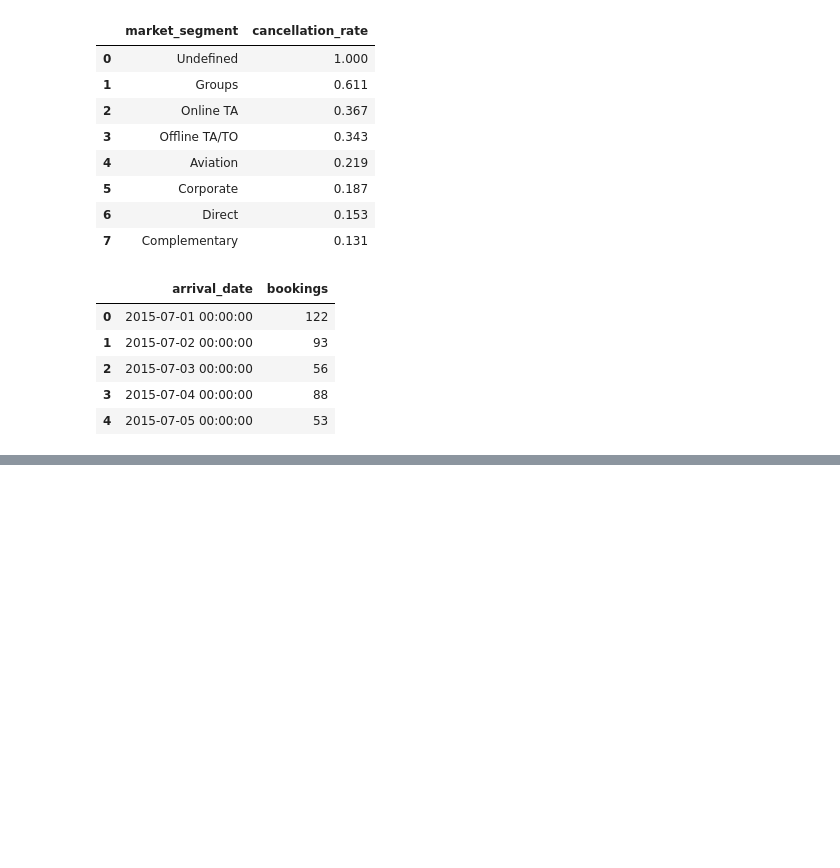
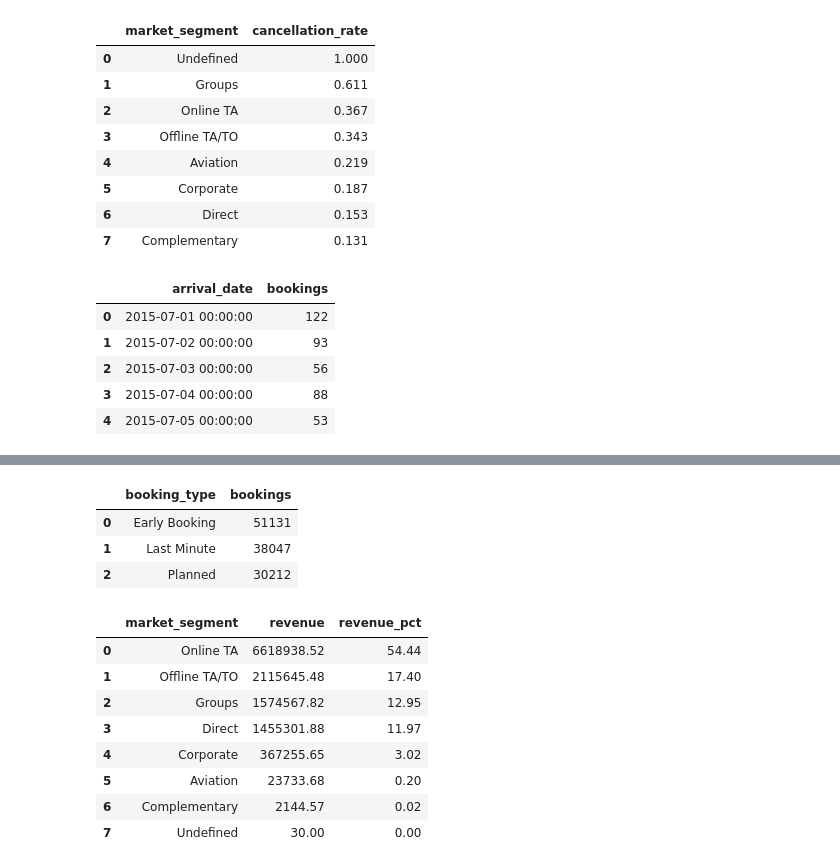
Before and after one commit to jos3ruizab/guacamaia-tourism-demand-dashboard, a Jupyter notebook: notebooks/eda.ipynb, the cells around one changed output, grey strips where cells are left out. Cells and saved outputs as stored; diff of their text form; code cells hidden in the pictures; blank space fills up the shorter version.

```diff
--- a/notebooks/eda.ipynb
+++ b/notebooks/eda.ipynb
@@ -632,0 +707,49 @@ ts_sql.head()
+# %%
+# Segment customers by booking lead time
+
+query = """
+SELECT
+    CASE
+        WHEN lead_time < 30 THEN 'Last Minute'
+        WHEN lead_time BETWEEN 30 AND 90 THEN 'Planned'
+        ELSE 'Early Booking'
+    END AS booking_type,
+    COUNT(*) AS bookings
+FROM bookings
+GROUP BY booking_type
+ORDER BY bookings DESC;
+"""
+
+pd.read_sql(query, conn)
+# %% [output]
+|  | booking_type | bookings |
+| 0 | Early Booking | 51131 |
+| 1 | Last Minute | 38047 |
+| 2 | Planned | 30212 |
+# %%
+# Revenue contribution by segment (%)
+
+query = """
+SELECT
+    market_segment,
+    SUM(adr) AS revenue,
+    ROUND(
+        SUM(adr) * 100.0 / SUM(SUM(adr)) OVER (),
+        2
+    ) AS revenue_pct
+FROM bookings
+GROUP BY market_segment
+ORDER BY revenue DESC;
+"""
+
+pd.read_sql(query, conn)
+# %% [output]
+|  | market_segment | revenue | revenue_pct |
+| 0 | Online TA | 6618938.52 | 54.44 |
+| 1 | Offline TA/TO | 2115645.48 | 17.40 |
+| 2 | Groups | 1574567.82 | 12.95 |
+| 3 | Direct | 1455301.88 | 11.97 |
+| 4 | Corporate | 367255.65 | 3.02 |
+| 5 | Aviation | 23733.68 | 0.20 |
+| 6 | Complementary | 2144.57 | 0.02 |
+| 7 | Undefined | 30.00 | 0.00 |
```
Also changed, not shown: parts of 2 cells of this notebook, 1 other file.
